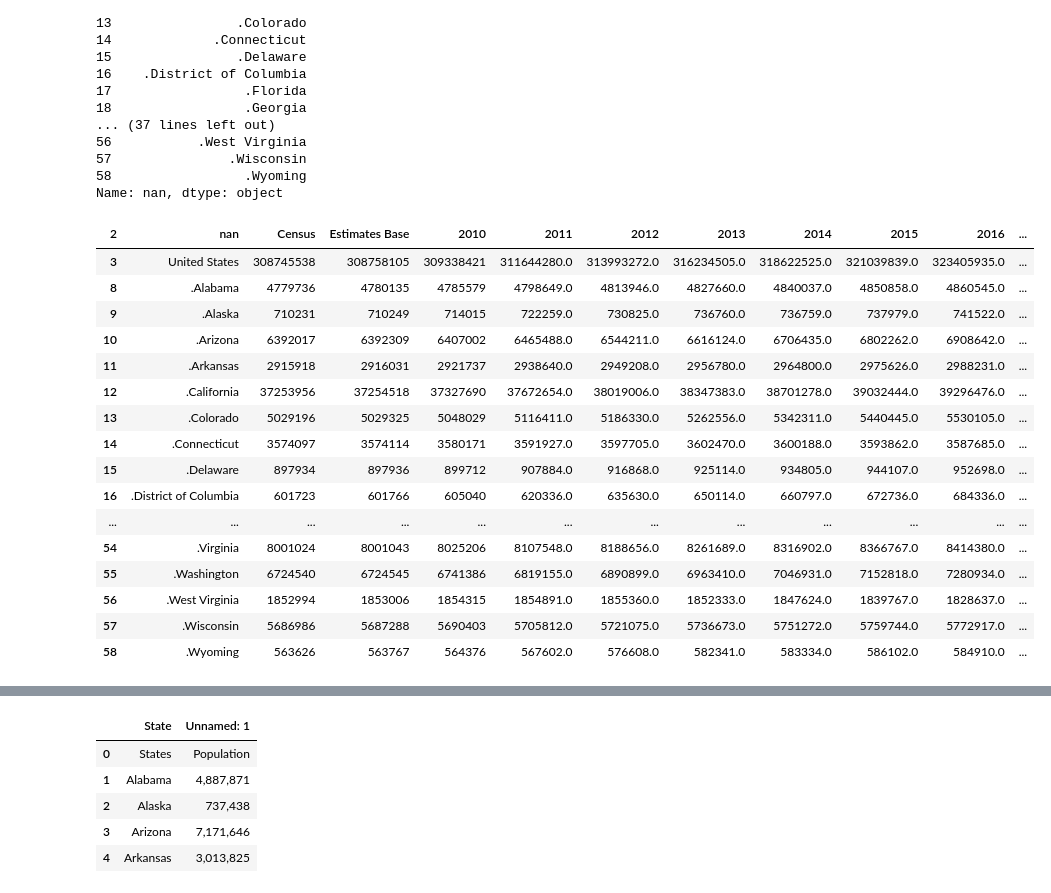
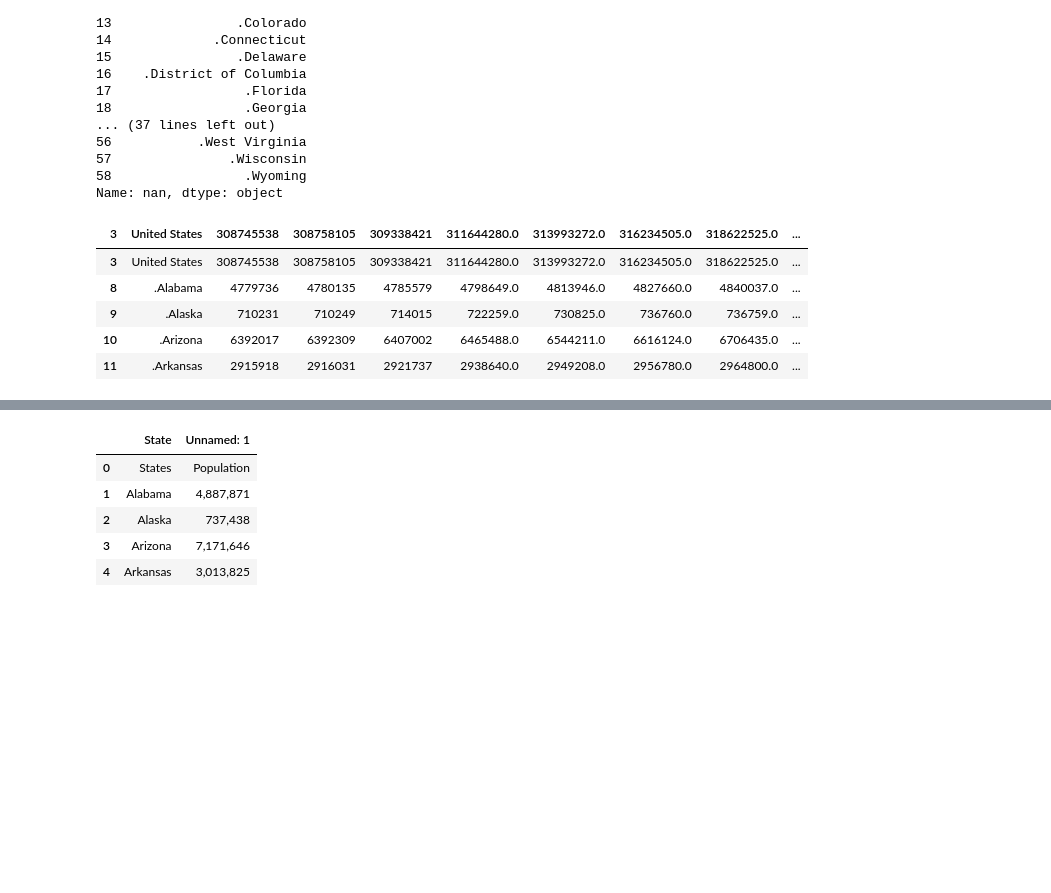
Before and after one commit to loisr/Mod-2-Project, a Jupyter notebook: Population by State.ipynb, the cells around one changed output, grey strips where cells are left out. Saved outputs shown, nothing was run; the diff lists cells and outputs as text; code cells hidden in the pictures; blank space fills up the shorter version.

```diff
--- a/Population by State.ipynb
+++ b/Population by State.ipynb
@@ -102,25 +104,14 @@ Name: nan, dtype: object
 # %%
 df1["State"] = [' United States','Alabama','Alaska','Arizona','Arkansas','California','Colorado','Connecticut','Delaware','District of Columbia','Florida','Georgia','Hawaii','Idaho','Illinois','Indiana','Iowa','Kansas','Kentucky','Louisiana','Maine','Maryland','Massachusetts','Michigan','Minnesota','Mississippi','Missouri','Montana','Nebraska','Nevada','New Hampshire','New Jersey','New Mexico','New York','North Carolina','North Dakota','Ohio','Oklahoma','Oregon','Pennsylvania','Rhode Island','South Carolina','South Dakota','Tennessee','Texas','Utah','Vermont','Virginia','Washington','West Virginia','Wisconsin','Wyoming']
 # %%
-df1
+df1.head()
 # %% [output]
-| 2 | nan | Census | Estimates Base | 2010 | 2011 | 2012 | 2013 | 2014 | 2015 | 2016 | ... |
-| 3 | United States | 308745538 | 308758105 | 309338421 | 311644280.0 | 313993272.0 | 316234505.0 | 318622525.0 | 321039839.0 | 323405935.0 | ... |
-| 8 | .Alabama | 4779736 | 4780135 | 4785579 | 4798649.0 | 4813946.0 | 4827660.0 | 4840037.0 | 4850858.0 | 4860545.0 | ... |
-| 9 | .Alaska | 710231 | 710249 | 714015 | 722259.0 | 730825.0 | 736760.0 | 736759.0 | 737979.0 | 741522.0 | ... |
-| 10 | .Arizona | 6392017 | 6392309 | 6407002 | 6465488.0 | 6544211.0 | 6616124.0 | 6706435.0 | 6802262.0 | 6908642.0 | ... |
-| 11 | .Arkansas | 2915918 | 2916031 | 2921737 | 2938640.0 | 2949208.0 | 2956780.0 | 2964800.0 | 2975626.0 | 2988231.0 | ... |
-| 12 | .California | 37253956 | 37254518 | 37327690 | 37672654.0 | 38019006.0 | 38347383.0 | 38701278.0 | 39032444.0 | 39296476.0 | ... |
-| 13 | .Colorado | 5029196 | 5029325 | 5048029 | 5116411.0 | 5186330.0 | 5262556.0 | 5342311.0 | 5440445.0 | 5530105.0 | ... |
-| 14 | .Connecticut | 3574097 | 3574114 | 3580171 | 3591927.0 | 3597705.0 | 3602470.0 | 3600188.0 | 3593862.0 | 3587685.0 | ... |
-| 15 | .Delaware | 897934 | 897936 | 899712 | 907884.0 | 916868.0 | 925114.0 | 934805.0 | 944107.0 | 952698.0 | ... |
-| 16 | .District of Columbia | 601723 | 601766 | 605040 | 620336.0 | 635630.0 | 650114.0 | 660797.0 | 672736.0 | 684336.0 | ... |
-| ... | ... | ... | ... | ... | ... | ... | ... | ... | ... | ... | ... |
-| 54 | .Virginia | 8001024 | 8001043 | 8025206 | 8107548.0 | 8188656.0 | 8261689.0 | 8316902.0 | 8366767.0 | 8414380.0 | ... |
-| 55 | .Washington | 6724540 | 6724545 | 6741386 | 6819155.0 | 6890899.0 | 6963410.0 | 7046931.0 | 7152818.0 | 7280934.0 | ... |
-| 56 | .West Virginia | 1852994 | 1853006 | 1854315 | 1854891.0 | 1855360.0 | 1852333.0 | 1847624.0 | 1839767.0 | 1828637.0 | ... |
-| 57 | .Wisconsin | 5686986 | 5687288 | 5690403 | 5705812.0 | 5721075.0 | 5736673.0 | 5751272.0 | 5759744.0 | 5772917.0 | ... |
-| 58 | .Wyoming | 563626 | 563767 | 564376 | 567602.0 | 576608.0 | 582341.0 | 583334.0 | 586102.0 | 584910.0 | ... |
+| 3 | United States | 308745538 | 308758105 | 309338421 | 311644280.0 | 313993272.0 | 316234505.0 | 318622525.0 | ... |
+| 3 | United States | 308745538 | 308758105 | 309338421 | 311644280.0 | 313993272.0 | 316234505.0 | 318622525.0 | ... |
+| 8 | .Alabama | 4779736 | 4780135 | 4785579 | 4798649.0 | 4813946.0 | 4827660.0 | 4840037.0 | ... |
+| 9 | .Alaska | 710231 | 710249 | 714015 | 722259.0 | 730825.0 | 736760.0 | 736759.0 | ... |
+| 10 | .Arizona | 6392017 | 6392309 | 6407002 | 6465488.0 | 6544211.0 | 6616124.0 | 6706435.0 | ... |
+| 11 | .Arkansas | 2915918 | 2916031 | 2921737 | 2938640.0 | 2949208.0 | 2956780.0 | 2964800.0 | ... |
 # %%
 df = df1.drop(df1.columns[0], axis=1)
 # %%
```
Also changed, not shown: parts of 10 cells of this notebook.
